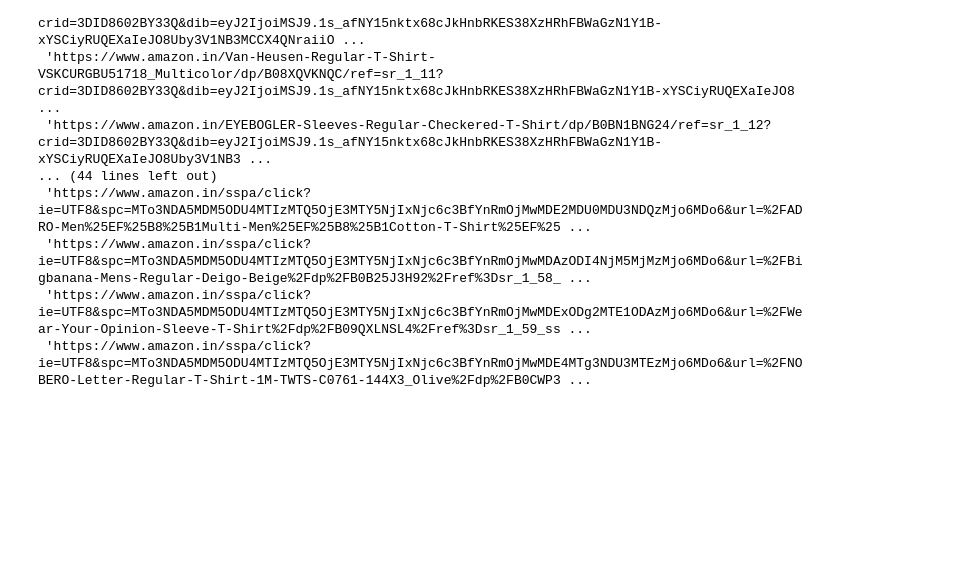
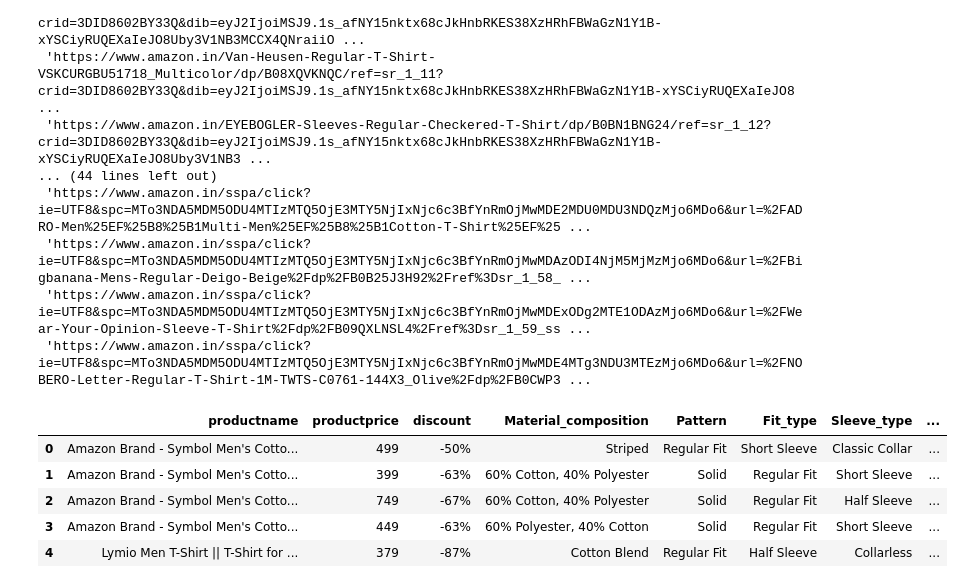
Before and after one commit to Prakash-Kani/Sentiment-Analysis-of-Amazon-Product-Reviews-Using-Web-Scraping-and-Natural-Language-Processing, a Jupyter notebook: Data_Extraction.ipynb, the cells around one changed output. Drawn from its saved outputs; the diff is of its cells as text; code cells hidden in the pictures; blank space fills up the shorter version.

Commit message:
Added Product Details Extraction

```diff
--- a/Data_Extraction.ipynb
+++ b/Data_Extraction.ipynb
@@ -67,3 +71,49 @@ hyper_links
  'https://www.amazon.in/sspa/click?ie=UTF8&spc=MTo3NDA5MDM5ODU4MTIzMTQ5OjE3MTY5NjIxNjc6c3BfYnRmOjMwMDAzODI4NjM5MjMzMjo6MDo6&url=%2FBigbanana-Mens-Regular-Deigo-Beige%2Fdp%2FB0B25J3H92%2Fref%3Dsr_1_58_ ...
  'https://www.amazon.in/sspa/click?ie=UTF8&spc=MTo3NDA5MDM5ODU4MTIzMTQ5OjE3MTY5NjIxNjc6c3BfYnRmOjMwMDExODg2MTE1ODAzMjo6MDo6&url=%2FWear-Your-Opinion-Sleeve-T-Shirt%2Fdp%2FB09QXLNSL4%2Fref%3Dsr_1_59_ss ...
  'https://www.amazon.in/sspa/click?ie=UTF8&spc=MTo3NDA5MDM5ODU4MTIzMTQ5OjE3MTY5NjIxNjc6c3BfYnRmOjMwMDE4MTg3NDU3MTEzMjo6MDo6&url=%2FNOBERO-Letter-Regular-T-Shirt-1M-TWTS-C0761-144X3_Olive%2Fdp%2FB0CWP3 ...
+# %%
+def to_get_Product_details(url):
+
+    driver = webdriver.Chrome()
+    driver.get(url)
+    time.sleep(5)
+    try:
+        element = driver.find_element(By.XPATH, '//div[@id="centerCol"]')
+        elements = driver.find_element(By.XPATH, '//div[@data-feature-name="productFactsDesktop"]/div')
+
+
+        data = dict(productname = element.find_element(By.XPATH, './/h1').text,
+                    productprice = element.find_element(By.XPATH, '//div[@id="centerCol"]/div/div/div/div/div/span/span[2]/span[2]').text,
+                    discount = element.find_element(By.XPATH, '//div[@id="centerCol"]/div/div/div/div/div/span[2]').text,
+                    Material_composition = element.find_element(By.XPATH, '//div[@data-feature-name="productFactsDesktop"]/div/div[1]/div[1]/div/div[2]/span/span').text,
+                    Pattern = elements.find_element(By.XPATH, '//div[@data-feature-name="productFactsDesktop"]/div/div[1]/div[2]/div/div[2]/span/span').text,
+                    Fit_type= elements.find_element(By.XPATH, '//div[@data-feature-name="productFactsDesktop"]/div/div[1]/div[3]/div/div[2]/span/span').text,
+                    Sleeve_type= elements.find_element(By.XPATH, '//div[@data-feature-name="productFactsDesktop"]/div/div[1]/div[4]/div/div[2]/span/span').text,
+                    Collar_style= elements.find_element(By.XPATH, '//div[@data-feature-name="productFactsDesktop"]/div/div[1]/div[5]/div/div[2]/span/span').text,
+                    Length= elements.find_element(By.XPATH, '//div[@data-feature-name="productFactsDesktop"]/div/div[1]/div[6]/div/div[2]/span/span').text,
+                    Country_of_Origin= elements.find_element(By.XPATH, '//div[@data-feature-name="productFactsDesktop"]/div/div[1]/div[7]/div/div[2]/span/span').text,
+                    ProductLink = url)
+
+        driver.quit()
+    except NoSuchElementException as e:
+        pass
+
+    finally:
+        driver.quit()
+
+    return data
+# %%
+details=[]
+
+for i in range(len(hyper_links)):
+    details.append(to_get_Product_details(hyper_links[i]))
+
+df= pd.DataFrame(details)
+df
+# %% [output]
+|  | productname | productprice | discount | Material_composition | Pattern | Fit_type | Sleeve_type | ... |
+| 0 | Amazon Brand - Symbol Men's Cotto... | 499 | -50% | Striped | Regular Fit | Short Sleeve | Classic Collar | ... |
+| 1 | Amazon Brand - Symbol Men's Cotto... | 399 | -63% | 60% Cotton, 40% Polyester | Solid | Regular Fit | Short Sleeve | ... |
+| 2 | Amazon Brand - Symbol Men's Cotto... | 749 | -67% | 60% Cotton, 40% Polyester | Solid | Regular Fit | Half Sleeve | ... |
+| 3 | Amazon Brand - Symbol Men's Cotto... | 449 | -63% | 60% Polyester, 40% Cotton | Solid | Regular Fit | Short Sleeve | ... |
+| 4 | Lymio Men T-Shirt || T-Shirt for ... | 379 | -87% | Cotton Blend | Regular Fit | Half Sleeve | Collarless | ... |
```
Also changed, not shown: parts of 1 cell of this notebook.
